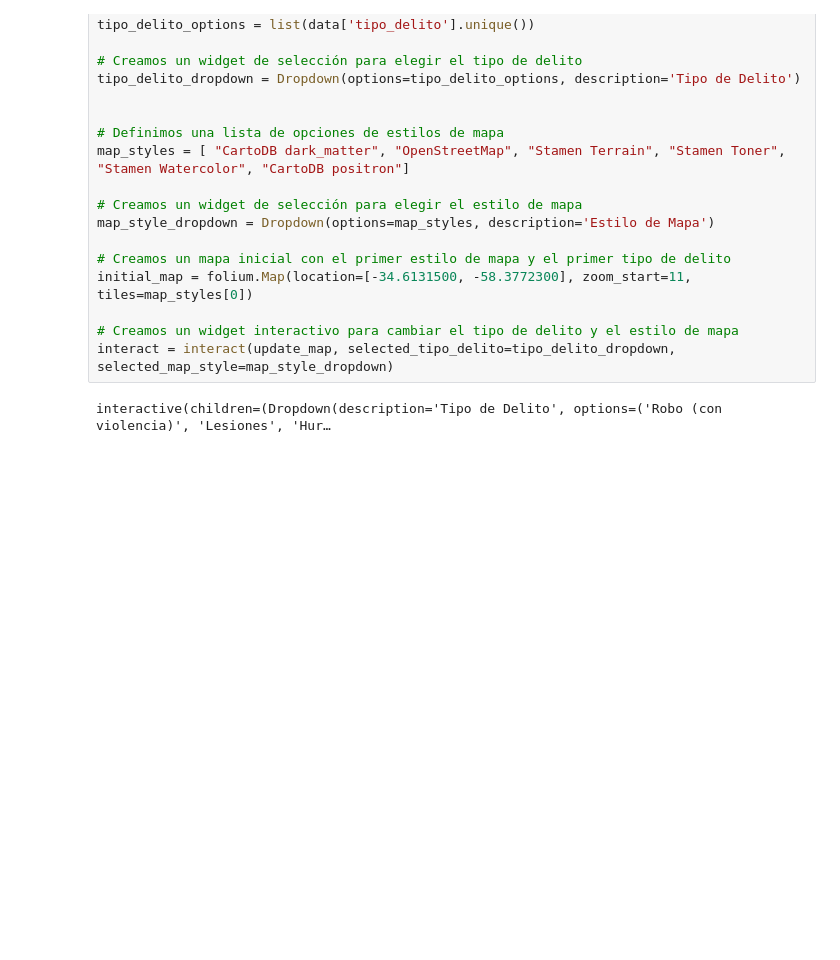
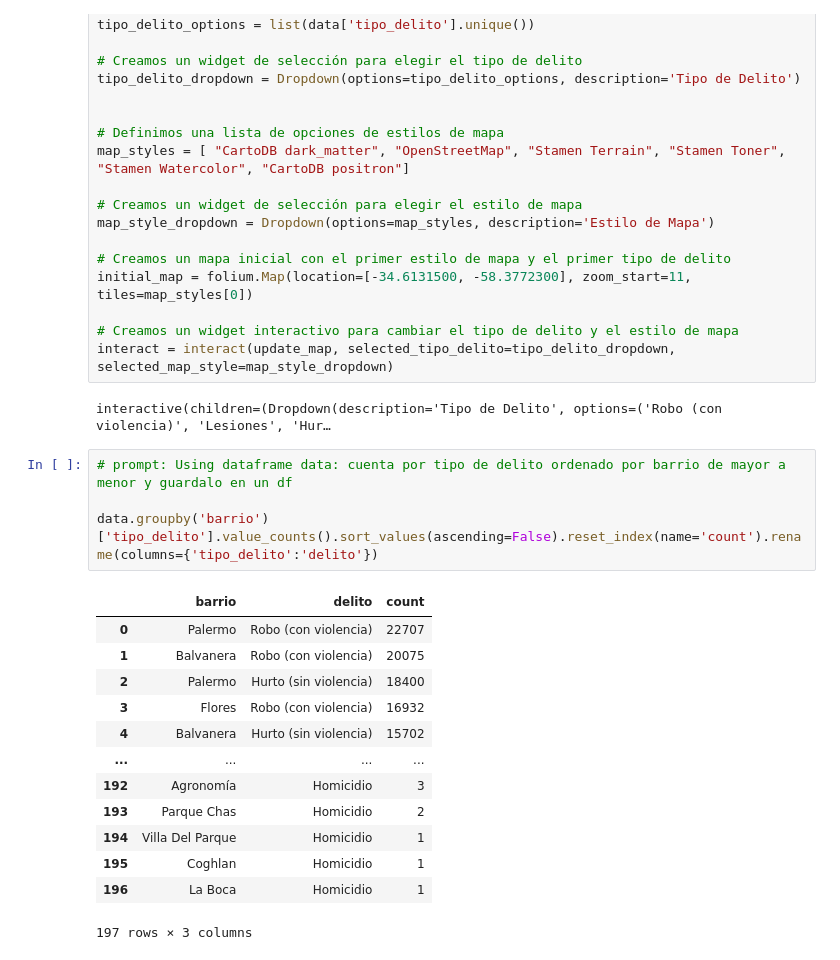
Before and after one commit to sebasruggero/mapa_del_delito_caba, a Jupyter notebook: Delitos_Caba_2016_2021_H3.ipynb, the cells around one changed output. Drawn from its saved outputs; the diff is of its cells as text; blank space fills up the shorter version.

```diff
--- a/Delitos_Caba_2016_2021_H3.ipynb
+++ b/Delitos_Caba_2016_2021_H3.ipynb
@@ -108,3 +172,21 @@ initial_map = folium.Map(location=[-34.6131500, -58.3772300], zoom_start=11, til
 interact = interact(update_map, selected_tipo_delito=tipo_delito_dropdown, selected_map_style=map_style_dropdown)
 # %% [output]
 interactive(children=(Dropdown(description='Tipo de Delito', options=('Robo (con violencia)', 'Lesiones', 'Hur…
+# %%
+# prompt: Using dataframe data: cuenta por tipo de delito ordenado por barrio de mayor a menor y guardalo en un df
+
+data.groupby('barrio')['tipo_delito'].value_counts().sort_values(ascending=False).reset_index(name='count').rename(columns={'tipo_delito':'delito'})
+# %% [output]
+|  | barrio | delito | count |
+| 0 | Palermo | Robo (con violencia) | 22707 |
+| 1 | Balvanera | Robo (con violencia) | 20075 |
+| 2 | Palermo | Hurto (sin violencia) | 18400 |
+| 3 | Flores | Robo (con violencia) | 16932 |
+| 4 | Balvanera | Hurto (sin violencia) | 15702 |
+| ... | ... | ... | ... |
+| 192 | Agronomía | Homicidio | 3 |
+| 193 | Parque Chas | Homicidio | 2 |
+| 194 | Villa Del Parque | Homicidio | 1 |
+| 195 | Coghlan | Homicidio | 1 |
+| 196 | La Boca | Homicidio | 1 |
+197 rows × 3 columns
```
Also changed, not shown: parts of 4 cells of this notebook.
